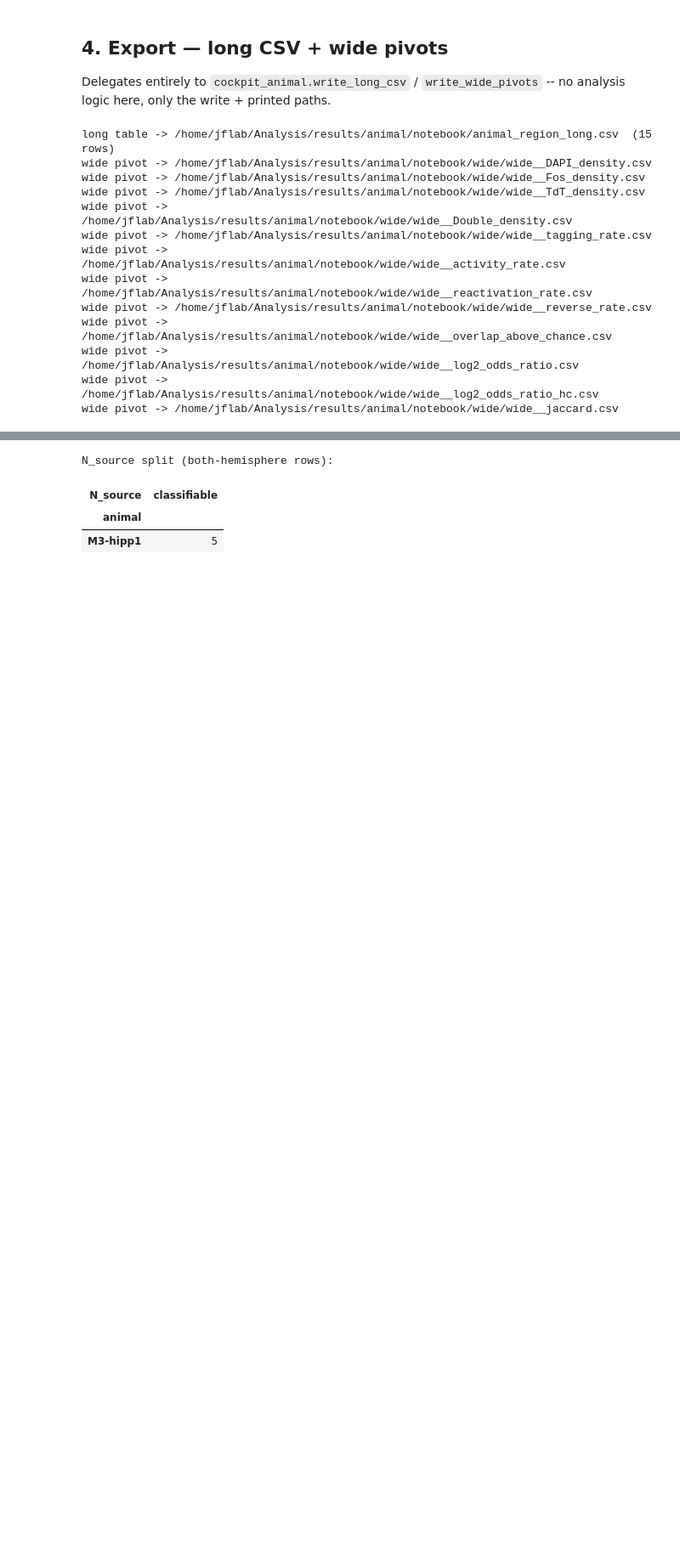
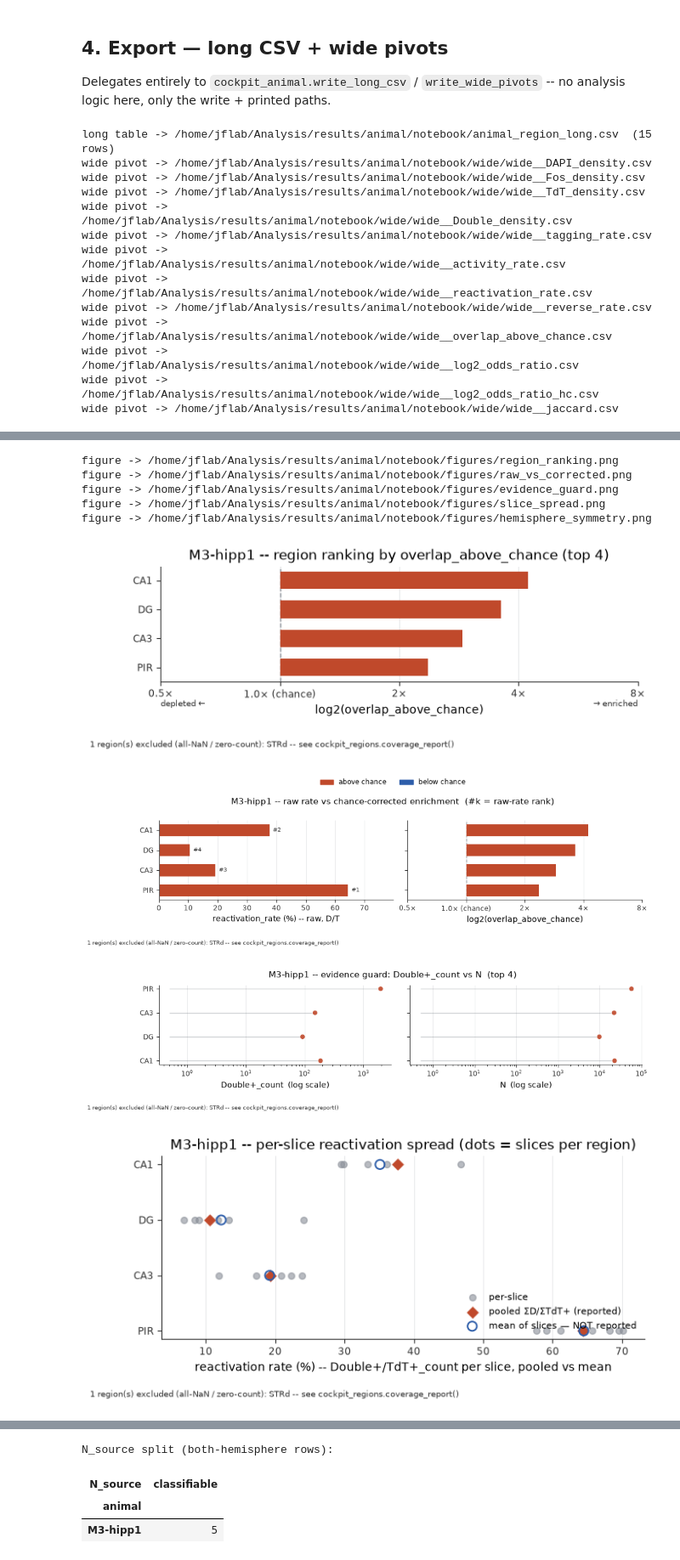
Before and after one commit to LeeJHJ/JFLabAutomatedCellCounting, a Jupyter notebook: notebooks/03_animal.ipynb, the cells around one changed output, grey strips where cells are left out. Shown at 85% size. Drawn from its saved outputs; the diff is of its cells as text; code cells hidden in the pictures; blank space fills up the shorter version.

```diff
--- a/notebooks/03_animal.ipynb
+++ b/notebooks/03_animal.ipynb
@@ -51,6 +51,13 @@ PARAMS = {
 
     # Where the long CSV + wide/ pivots land (gitignored).
     "out_dir": "/home/jflab/Analysis/results/animal/notebook",
+
+    # Interpretation plots (section 5): region cap for the ranked figures.
+    "top_n": 20,
+    # Interpretation plots: evidence-guard (figure 3) de-emphasis threshold.
+    "min_cells": 30,
+    # Interpretation plots: also write PNGs to <out_dir>/figures/ next to the CSV.
+    "save_figures": True,
 }
 
 import sys
@@ -58,6 +65,13 @@ from pathlib import Path
 
 sys.path.insert(0, str(Path("/home/jflab/Analysis/scripts")))
 
+# ipykernel in this env does not auto-activate the inline backend, so matplotlib
+# falls back to the non-interactive Agg canvas and a figure would silently render
+# nothing. Make it explicit (same idiom as 02_batch.ipynb).
+%matplotlib inline
+
+from IPython.display import display
+import matplotlib.pyplot as plt
 import numpy as np
 import pandas as pd
 
@@ -209,0 +230,34 @@ wide pivot -> /home/jflab/Analysis/results/animal/notebook/wide/wide__jaccard.cs
+# %%
+config0 = creg.load_pipeline_config(PROJECTS[0])
+roles0 = ca.resolve_roles(config0, tagged=PARAMS["tagged_marker"],
+                          activity=PARAMS["activity_marker"])
+
+# Figure 4 (slice_spread) needs the per-slice readout -- only meaningful for a single
+# project (D-8's pooled-vs-mean distinction is a per-animal, per-slice comparison).
+per_slice = None
+if len(PROJECTS) == 1:
+    per_slice = creg.build_readout(PROJECTS[0], regions=PARAMS["regions"])
+else:
+    print("More than one project -- skipping figure 4 (slice_spread needs a single "
+          "project's per-slice readout).")
+
+figs = ca.build_figures(combined, config0, roles0, per_slice=per_slice,
+                       top_n=PARAMS["top_n"], min_cells=PARAMS["min_cells"])
+
+if PARAMS["save_figures"]:
+    for p in ca.save_figures(figs, OUT_DIR):
+        print(f"figure -> {p}")
+
+for name, fig in figs.items():
+    display(fig)
+    plt.close(fig)
+# %% [output]
+figure -> /home/jflab/Analysis/results/animal/notebook/figures/region_ranking.png
+figure -> /home/jflab/Analysis/results/animal/notebook/figures/raw_vs_corrected.png
+figure -> /home/jflab/Analysis/results/animal/notebook/figures/evidence_guard.png
+figure -> /home/jflab/Analysis/results/animal/notebook/figures/slice_spread.png
+figure -> /home/jflab/Analysis/results/animal/notebook/figures/hemisphere_symmetry.png
+[figure, added]
+[figure, added]
+[figure, added]
+[figure, added]
```
Also changed, not shown: parts of 3 cells of this notebook, 1 other file.
